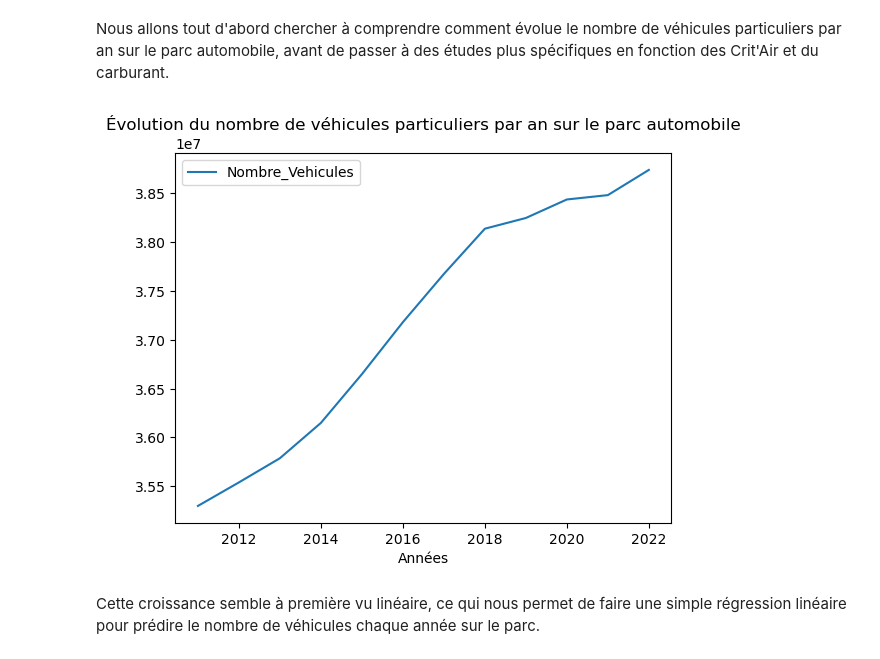
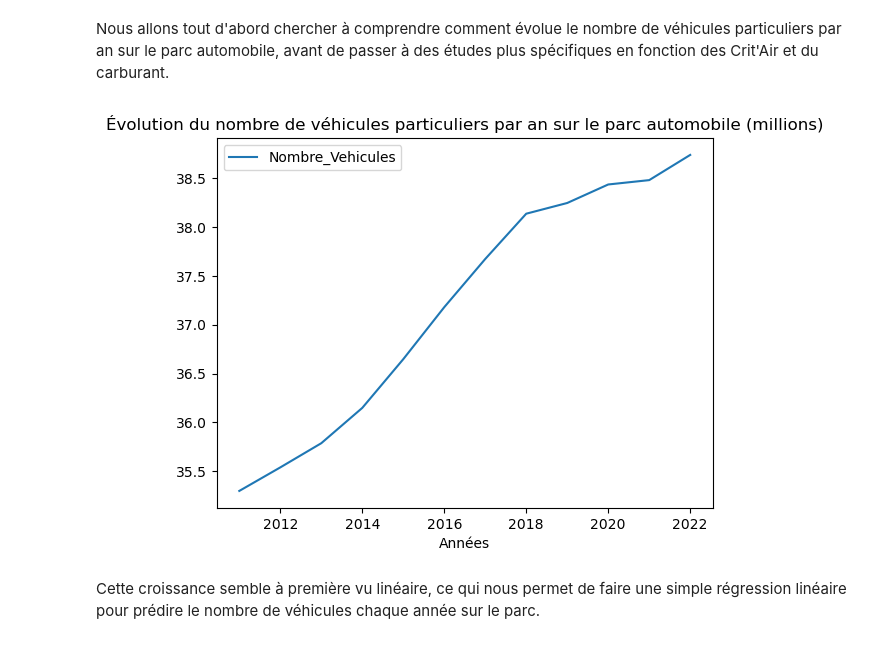
Before and after one commit to TheoLBTN/Projet-Python, a Jupyter notebook: Stat_descriptivesV2.ipynb, the cells around one changed output. Cells and saved outputs as stored; diff of their text form; code cells hidden in the pictures.

```diff
--- a/Stat_descriptivesV2.ipynb
+++ b/Stat_descriptivesV2.ipynb
@@ -6,6 +6,10 @@ import numpy as np
 import matplotlib.pyplot as plt
 import geopandas as gpd
 import seaborn as sns
+# %%
+# Variables utiles durant tout le notebook
+variables = ['PARC_2011','PARC_2012','PARC_2013','PARC_2014','PARC_2015','PARC_2016','PARC_2017','PARC_2018','PARC_2019','PARC_2020','PARC_2021','PARC_2022']
+Années = [2011,2012,2013,2014,2015,2016,2017,2018,2019,2020,2021,2022]
 # %% [markdown]
 # Base de données
 # %% [markdown]
@@ -74,7 +77,7 @@ Comme nous pouvons le voir, nous avons 10 catégories de véhicules différentes
 surreprésentés puisque plus de 84% des véhicules sont des véhicules particuliers.
 Dans cet étude nous ne nous interresseront donc seulement aux véhicules particuliers.
 # %%
-data = data.loc[data["CATEGORIE_VEHICULE"] == "Véhicule particulier"] #Récupération des véhicules particuliers seulement
+data = data[data["CATEGORIE_VEHICULE"] == "Véhicule particulier"] #Récupération des véhicules particuliers seulement
 data.reset_index(drop=True, inplace=True)
 data.head()
 # %% [output]
@@ -90,7 +93,7 @@ data.head()
 Nous allons tout d'abord chercher à comprendre comment évolue le nombre de véhicules particuliers par an sur le parc automobile, avant de passer à des études plus spécifiques en fonction des Crit'Air et du carburant.
 # %%
 def nb_vehicules(data):
-    annees={'Années':[2011,2012,2013,2014,2015,2016,2017,2018,2019,2020,2021,2022]}
+    annees={'Années':Années}
     annees=pd.DataFrame(annees)
     nb={'Nombre_Vehicules':[]}
     n=[]
@@ -103,11 +106,11 @@ def nb_vehicules(data):
 # %%
 n=nb_vehicules(data)
 n=n.set_index('Années')
-n.plot()
-plt.title("Évolution du nombre de véhicules particuliers par an sur le parc automobile")
+(n/1e6).plot()
+plt.title("Évolution du nombre de véhicules particuliers par an sur le parc automobile (millions)")
 plt.show()
 # %% [output]
-[figure, old version]
+[figure, new version]
 # %% [markdown]
 Cette croissance semble à première vu linéaire, ce qui nous permet de faire une simple régression linéaire pour prédire le nombre de véhicules chaque année sur le parc.
 # %%
```
Also changed, not shown: parts of 4 cells of this notebook, 1 other file.
